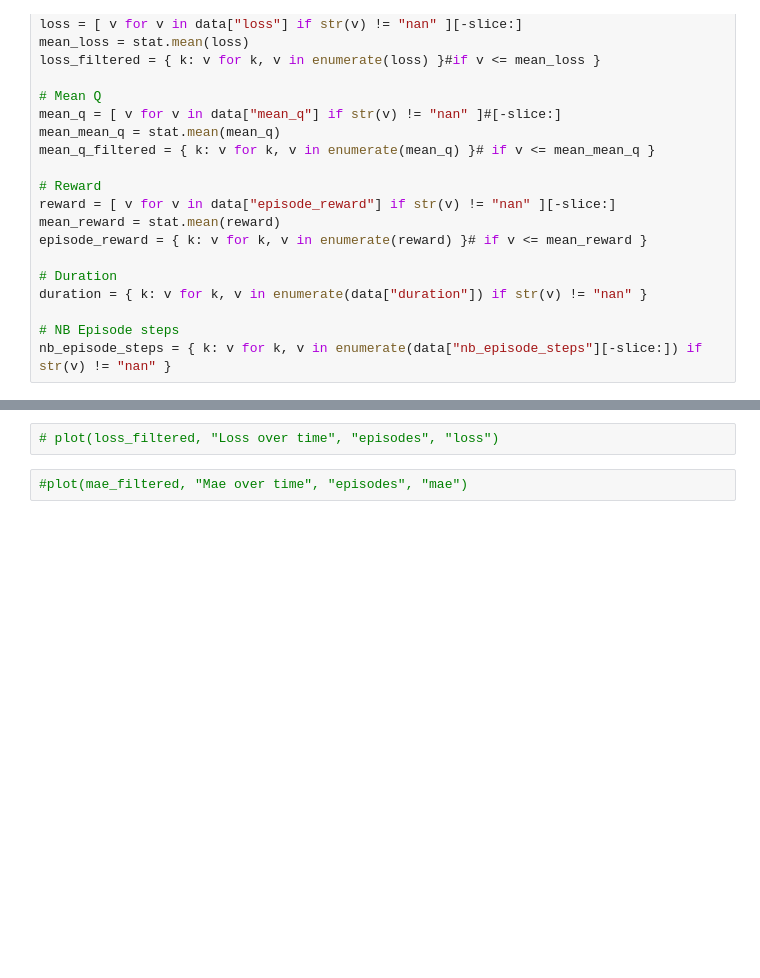
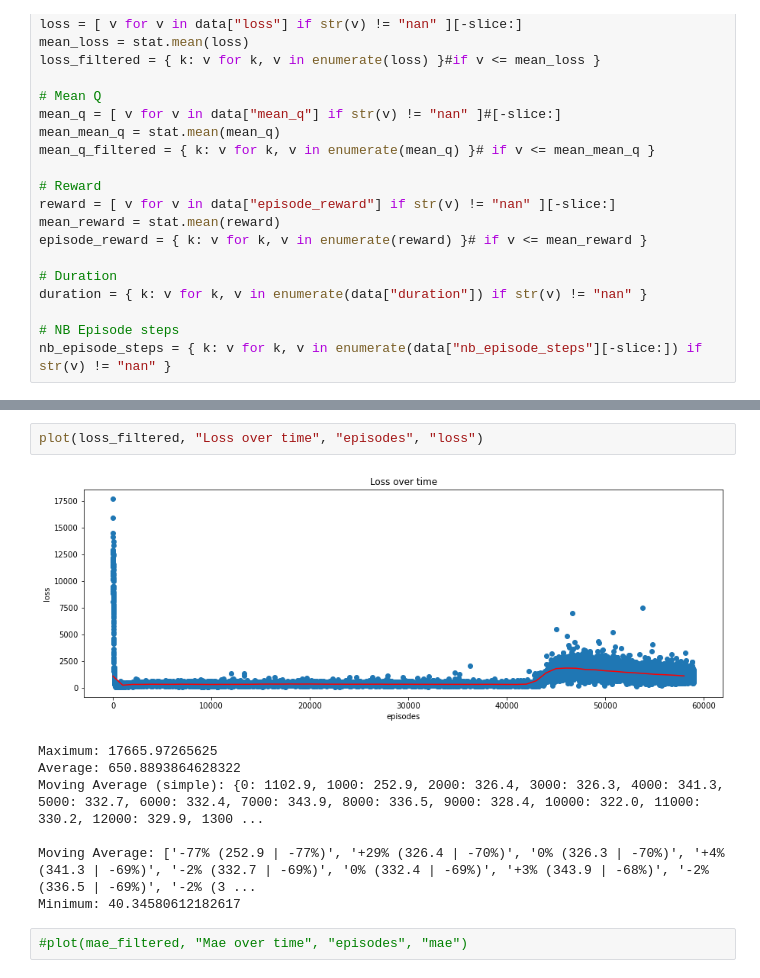
Before and after one commit to elianderlohr/kniffel, a Jupyter notebook: src/jupyter/plot_training.ipynb, the cells around one changed output, grey strips where cells are left out. Drawn from its saved outputs; the diff is of its cells as text; blank space fills up the shorter version.

```diff
--- a/src/jupyter/plot_training.ipynb
+++ b/src/jupyter/plot_training.ipynb
@@ -97,6 +100,14 @@ Moving Average: ['+0% (3.6083916083916083 | 0%)', '-1% (3.5594405594405596 | 0%)
 Minimum: 1
 # %%
-# plot(loss_filtered, "Loss over time", "episodes", "loss")
+plot(loss_filtered, "Loss over time", "episodes", "loss")
+# %% [output]
+[figure, added]
+Maximum: 17665.97265625
+Average: 650.8893864628322
+Moving Average (simple): {0: 1102.9, 1000: 252.9, 2000: 326.4, 3000: 326.3, 4000: 341.3, 5000: 332.7, 6000: 332.4, 7000: 343.9, 8000: 336.5, 9000: 328.4, 10000: 322.0, 11000: 330.2, 12000: 329.9, 1300 ...
+
+Moving Average: ['-77% (252.9 | -77%)', '+29% (326.4 | -70%)', '0% (326.3 | -70%)', '+4% (341.3 | -69%)', '-2% (332.7 | -69%)', '0% (332.4 | -69%)', '+3% (343.9 | -68%)', '-2% (336.5 | -69%)', '-2% (3 ...
+Minimum: 40.34580612182617
 # %%
 #plot(mae_filtered, "Mae over time", "episodes", "mae")
 # %%
```
Also changed, not shown: parts of 4 cells of this notebook, 19 other files.
